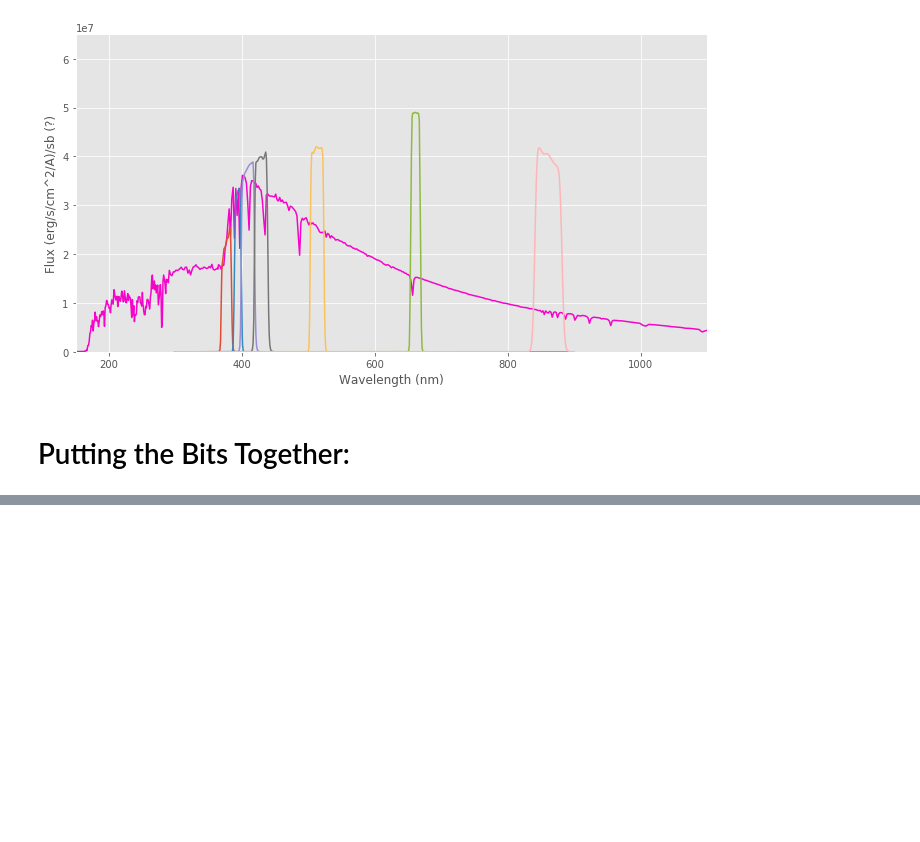
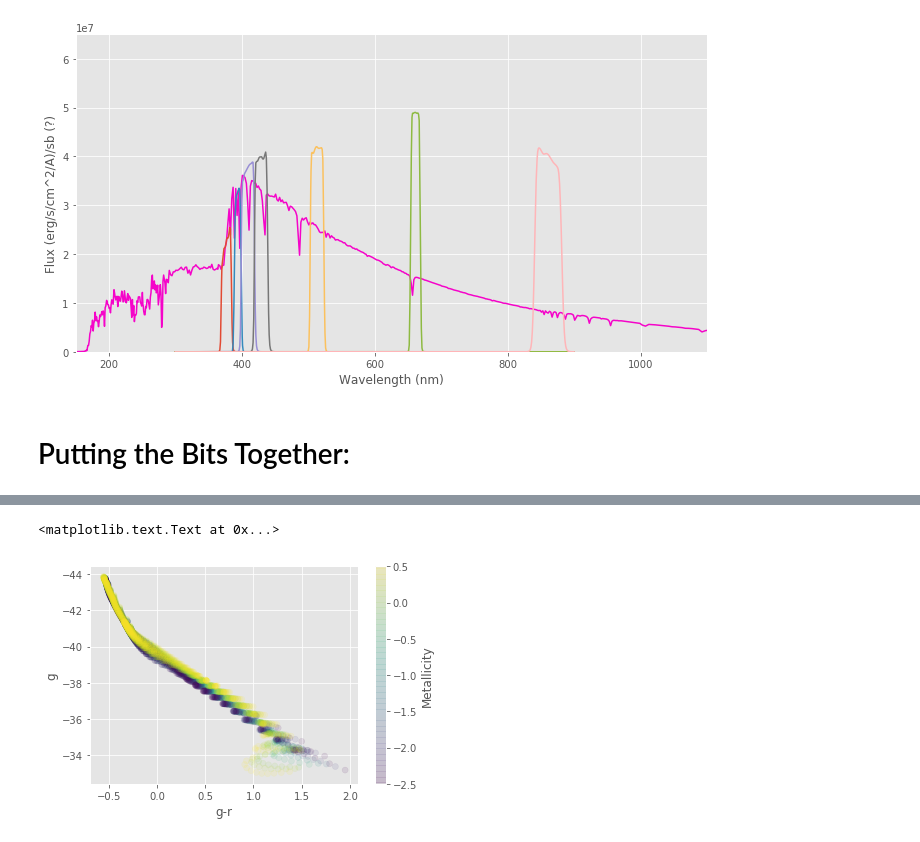
Before and after one commit to yoachim/LSST_narrowband, a Jupyter notebook: lsst_narrowband_spectra_templates.ipynb, the cells around one changed output, grey strips where cells are left out. Cells and saved outputs as stored; diff of their text form; code cells hidden in the pictures; blank space fills up the shorter version.

Commit message:
save model mags array

```diff
--- a/lsst_narrowband_spectra_templates.ipynb
+++ b/lsst_narrowband_spectra_templates.ipynb
@@ -243,7 +245,7 @@ for bp in splus_narrowbands:
 # Success!
 
 spectra_directory_keys = ['ckm05', 'ckm10', 'ckm15', 'ckm20', 'ckm25', 'ckp00', 'ckp02', 'ckp05']
-metallicity_keys = ['g00', 'g05', 'g10', 'g15', 'g20', 'g25', 'g30', 'g35', 'g40', 'g45', 'g50']
+gravity_keys = ['g00', 'g05', 'g10', 'g15', 'g20', 'g25', 'g30', 'g35', 'g40', 'g45', 'g50']
 list_list =[]
 
 for spectra_directory in spectra_directory_keys:
@@ -256,37 +258,37 @@ for spectra_directory in spectra_directory_keys:
         header1 = hdul2[0].header.copy()
         spec_table1 = hdul2[1].data.copy()
 
-        for metallicity in metallicity_keys:
+        for grav in gravity_keys:
 
             # order will be filename, Teff, Fe/H, logg, various magnitudes
             star_properties = []
-            star_properties.append(os.path.basename(filename))
+            #star_properties.append(os.path.basename(filename))
             teff = header1['TEFF']
             hella_metal = header1['LOG_Z']
-            star_properties.append(teff)
+            star_properties.append(np.float64(teff))
             star_properties.append(hella_metal)
-            my_seds = Sed(wavelen=spec_table1['WAVELENGTH']/10, flambda=spec_table1[metallicity]*10)
-            star_properties.append(metallicity)
+            my_seds = Sed(wavelen=spec_table1['WAVELENGTH']/10, flambda=spec_table1[grav]*10)
+            star_properties.append(np.float64(grav[1:]))
 
             for bp in splus_narrowbands:
 
                 flux = my_seds.calcFlux(bp)
 
                 if flux > 0:
-
                     nb_mag = my_seds.calcMag(bp)
                     star_properties.append(nb_mag)
+                else:
+                    star_properties.append(np.nan)
 
             for bbp in bps:
 
                 flux1 = my_seds.calcFlux(bbp)
-
                 if flux1 > 0:
-
                     bb_mag = my_seds.calcMag(bbp)
                     star_properties.append(bb_mag)
-
-            list_list.append(star_properties)
+            # Only add to the large arary if there were broad band fluxes
+            if len(star_properties) > 4+len(splus_narrowbands) + 3:
+                list_list.append(star_properties)
 
 hdul2.close()
 # %%
@@ -313,0 +314,13 @@ list_list[0:20]
+# %%
+# Finally. Looks to be in order. Let's save it as a numpy zip file so we can load it later
+column_names = ['Teff', 'log_Z', 'gravity']
+column_names.extend(narrowbandfiltlist)
+column_names.extend(filterlist)
+dtypes = [np.float64]*len(column_names)
+# %%
+# final arary
+temp_array = np.array(list_list)
+model_atm_mags = np.zeros(temp_array.shape[0], dtype=list(zip(column_names, dtypes)))
+# This is horrible and ugly, but I'm getting some weird dtype error.
+for i,key in enumerate(model_atm_mags.dtype.names):
+    model_atm_mags[key] += temp_array[:,i]
@@ -313,0 +330,11 @@ list_list[0:20]
+# %%
+# Let's make a CMD
+plt.scatter(model_atm_mags['g']-model_atm_mags['r'],model_atm_mags['g'],  c=model_atm_mags['log_Z'], alpha=.1)
+cb = plt.colorbar()
+cb.set_label('Metallicity')
+plt.gca().invert_yaxis()
+plt.xlabel('g-r')
+plt.ylabel('g')
+# %% [output]
+<matplotlib.text.Text at 0x...>
+[figure, added]
```
Also changed, not shown: parts of 9 cells of this notebook, 1 other file.
